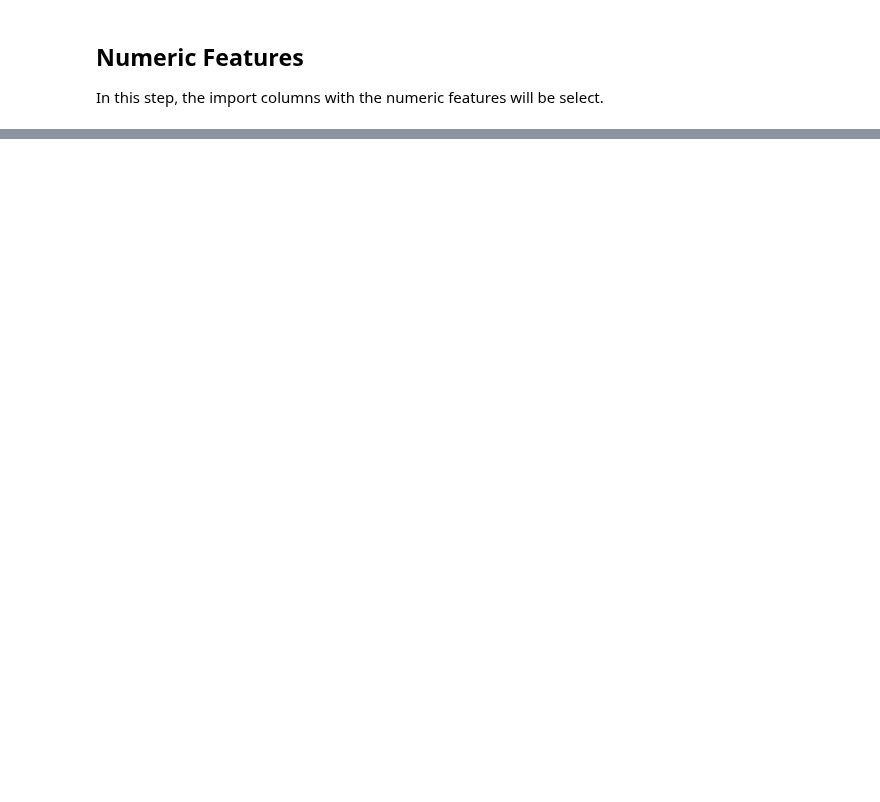
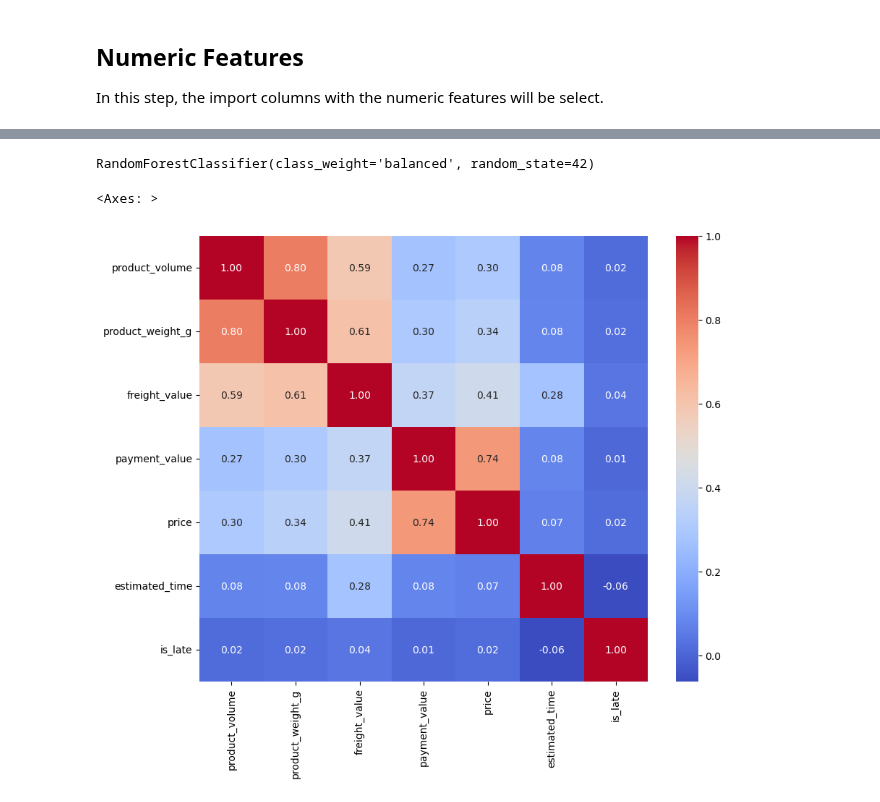
Before and after one commit to rickaof/Portfolio, a Jupyter notebook: Ecommerce_Analysis/notebooks/data_preparation.ipynb, the cells around one changed output, grey strips where cells are left out. Cells and saved outputs as stored; diff of their text form; code cells hidden in the pictures; blank space fills up the shorter version.

```diff
--- a/Ecommerce_Analysis/notebooks/data_preparation.ipynb
+++ b/Ecommerce_Analysis/notebooks/data_preparation.ipynb
@@ -612,9 +645,7 @@ df_numeric = df_merged[['product_volume',
                         'freight_value',
                         'payment_value',
                         'price',
-                        'processing_time',
                         'estimated_time',
-                        'is_late'
 ]]
 # %%
 # checking null values
@@ -641,3 +670,27 @@ print(f"'unknown' represents {percentage_unknown:.2f}% of the dataset.")
 # %%
 # Null values Tratment
 df_numeric= df_numeric.apply(lambda col: col.fillna(col.median()), axis=0)
+# %%
+# train and test
+X = df_numeric
+y = df_merged['is_late']
+
+X_train, X_test, y_train, y_test = train_test_split(
+    X, y, test_size = 0.2, stratify=y)
+# %%
+# Training a model using random forest classifier
+from sklearn.ensemble import RandomForestClassifier
+rf = RandomForestClassifier(n_estimators=100, class_weight='balanced', random_state= 42 )
+rf.fit(X_train, y_train )
+# %% [output]
+RandomForestClassifier(class_weight='balanced', random_state=42)
+# %%
+# Correlation between numeric features
+correlation = pd.concat([X_train, y_train], axis=1).corr()
+# %%
+# Plot
+plt.figure(figsize=(10,8))
+sns.heatmap(correlation, annot=True, cmap='coolwarm', fmt='.2f')
+# %% [output]
+<Axes: >
+[figure, added]
```
Also changed, not shown: parts of 22 cells of this notebook.
